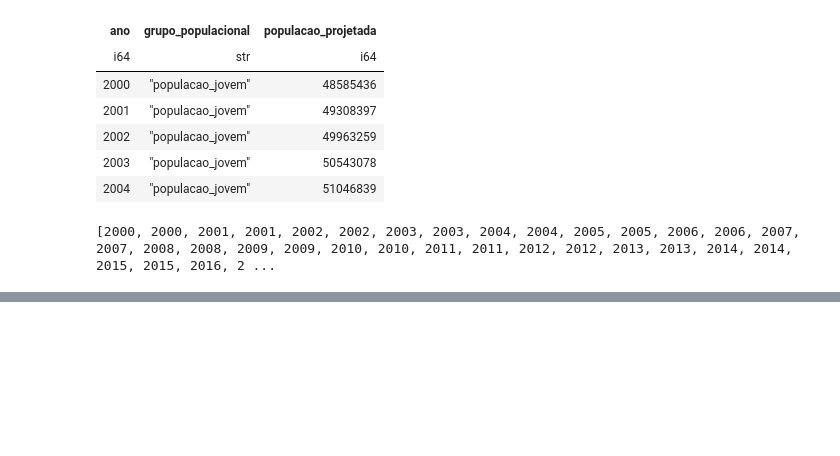
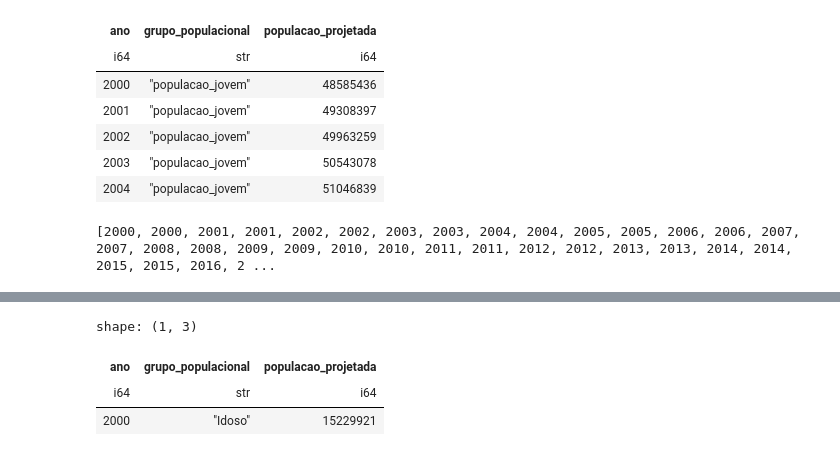
Before and after one commit to LazaroDamasceno/Analise-Dados-com-Python, a Jupyter notebook: ibge/projecao_populacao/projecao_populacao_jovem_idosa.ipynb, the cells around one changed output, grey strips where cells are left out. Cells and saved outputs as stored; diff of their text form; code cells hidden in the pictures; blank space fills up the shorter version.

```diff
--- a/ibge/projecao_populacao/projecao_populacao_jovem_idosa.ipynb
+++ b/ibge/projecao_populacao/projecao_populacao_jovem_idosa.ipynb
@@ -223,0 +236,11 @@ plt.show()
+# %%
+df_01_unpivoted.filter(
+    pl.col('grupo_populacional') == 'Idoso'
+).filter(
+    pl.col('populacao_projetada') == pl.col('populacao_projetada').min()
+)
+# %% [output]
+shape: (1, 3)
+| ano | grupo_populacional | populacao_projetada |
+| i64 | str | i64 |
+| 2000 | "Idoso" | 15229921 |
```
Also changed, not shown: parts of 8 cells of this notebook, 1 other file.
